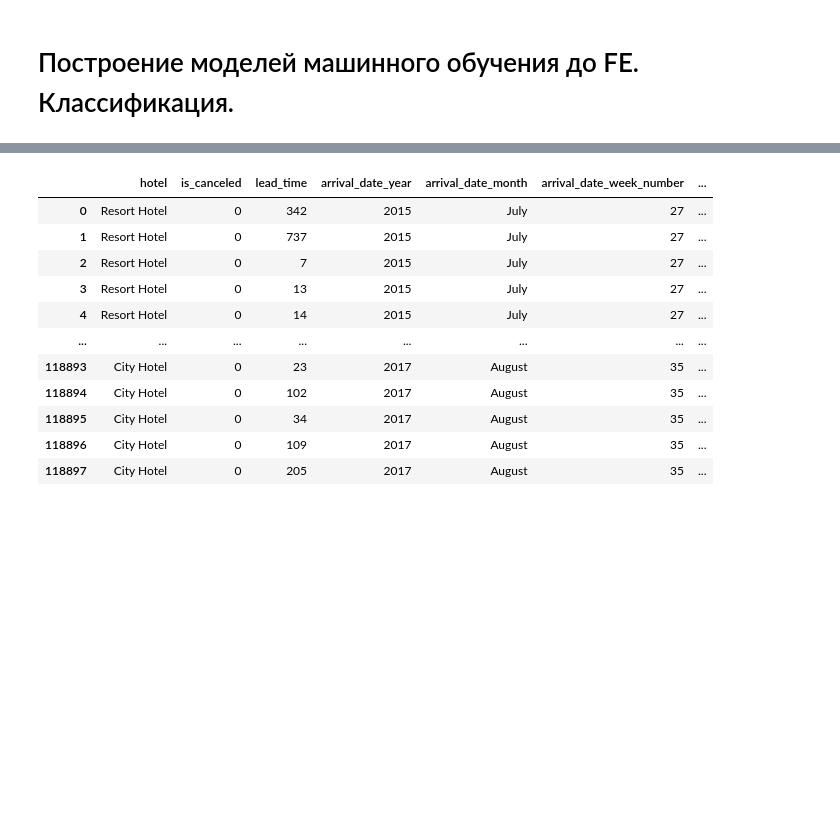
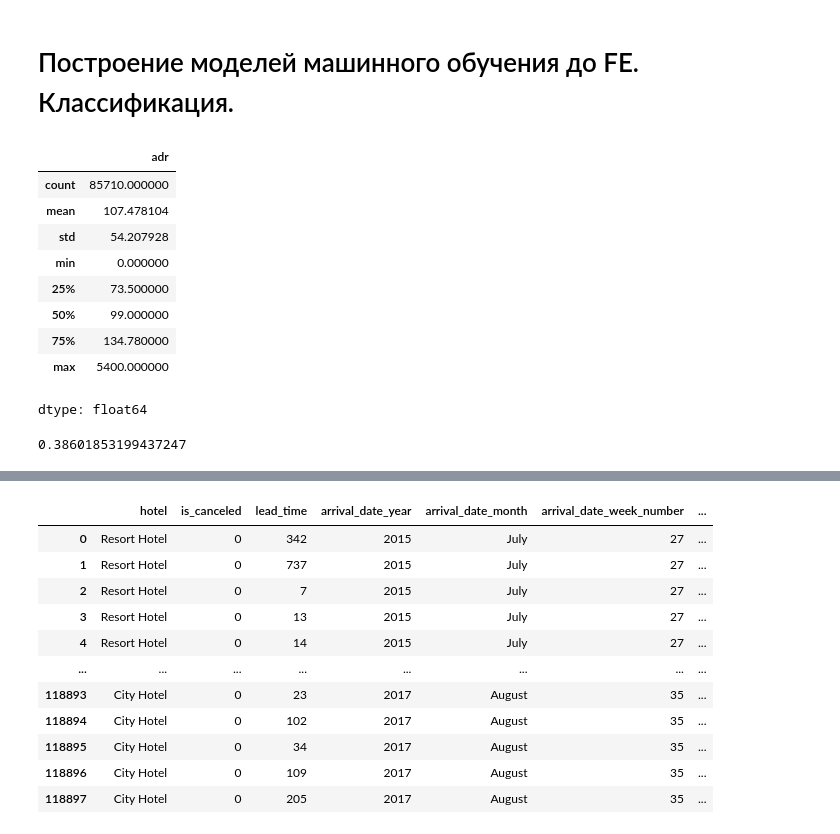
Before and after one commit to Vysokodelovoi/IAD_GP, a Jupyter notebook: gp_ml.ipynb, the cells around one changed output, grey strips where cells are left out. Cells and saved outputs as stored; diff of their text form; code cells hidden in the pictures; blank space fills up the shorter version.

```diff
--- a/gp_ml.ipynb
+++ b/gp_ml.ipynb
@@ -2,6 +2,23 @@
 <a href="https://colab.research.google.com/github/Vysokodelovoi/IAD_GP/blob/main/gp_ml.ipynb" target="_parent"><img src="https://colab.research.google.com/assets/colab-badge.svg" alt="Open In Colab"/></a>
 # %% [markdown]
 # Построение моделей машинного обучения до FE. Классификация.
+# %%
+df.adr.describe()
+# %% [output]
+|  | adr |
+| count | 85710.000000 |
+| mean | 107.478104 |
+| std | 54.207928 |
+| min | 0.000000 |
+| 25% | 73.500000 |
+| 50% | 99.000000 |
+| 75% | 134.780000 |
+| max | 5400.000000 |
+dtype: float64
+# %%
+len(df[df.is_canceled == 1]) / len(df[df.is_canceled == 0])
+# %% [output]
+0.38601853199437247
 # %%
 !pip install optuna
 # %% [output]
```
Also changed, not shown: parts of 139 cells of this notebook.
